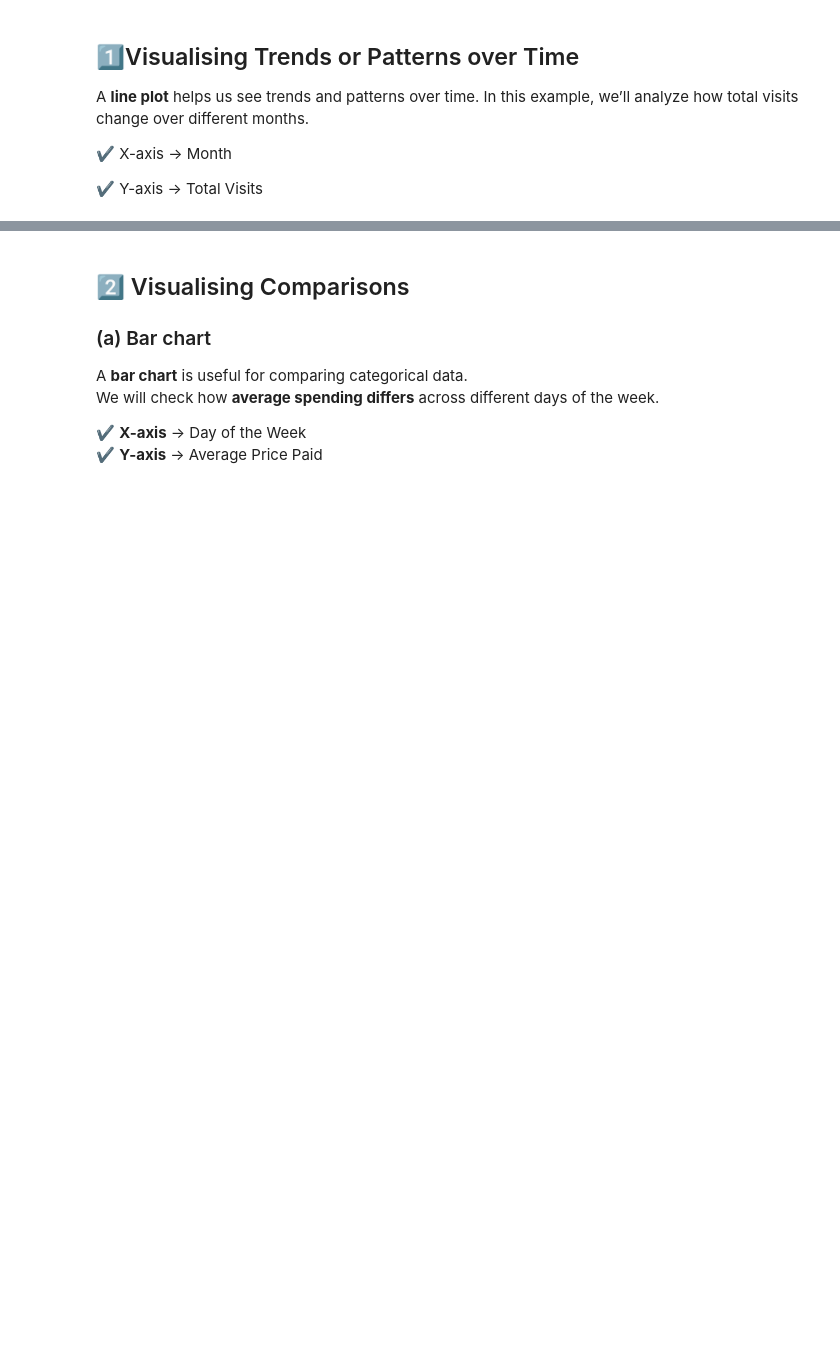
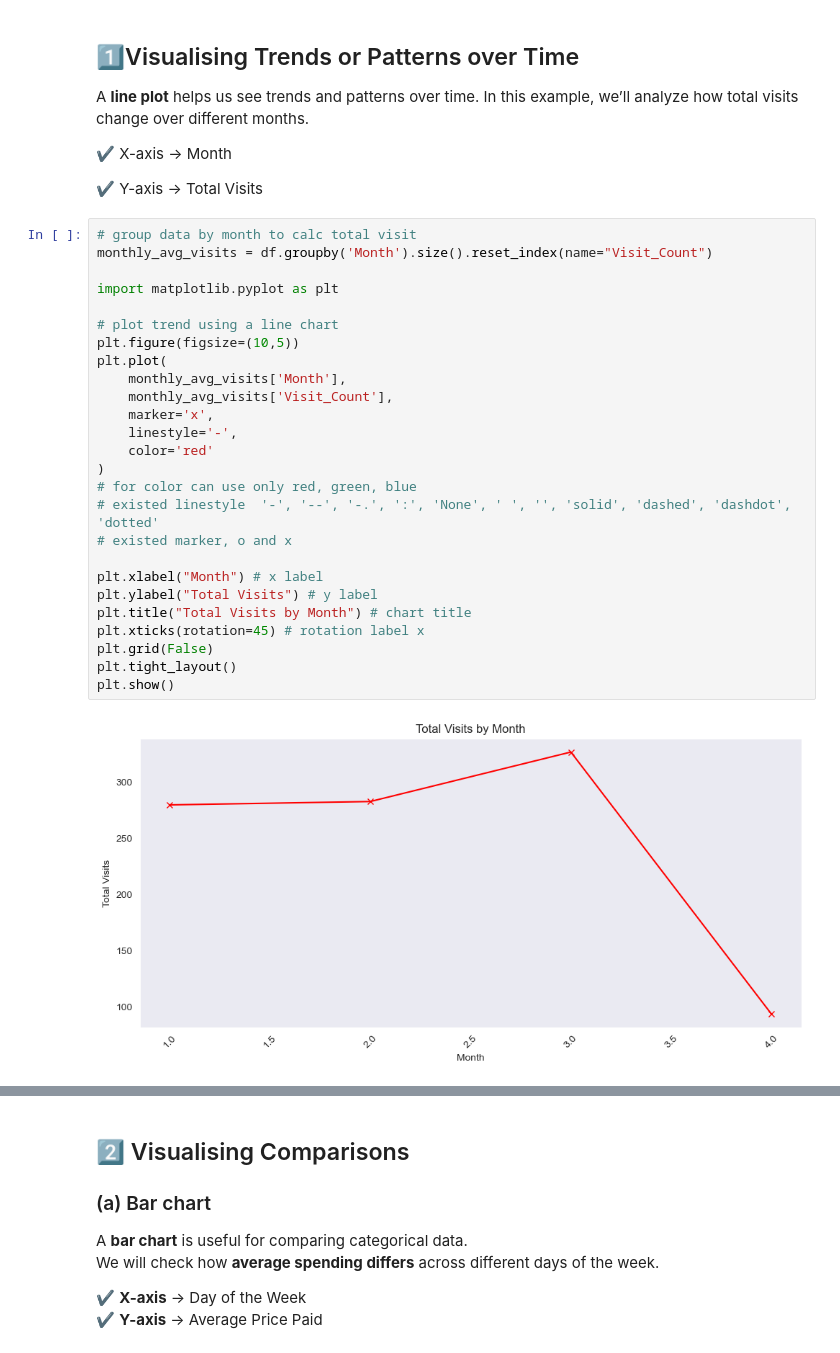
Before and after one commit to faizzmi/kyouth-data-analytics, a Jupyter notebook: Lesson 4/Lesson_4B_&_4C_Worksheet.ipynb, the cells around one changed output, grey strips where cells are left out. Saved outputs shown, nothing was run; the diff lists cells and outputs as text; blank space fills up the shorter version.

Commit message:
till bar chart

```diff
--- a/Lesson 4/Lesson_4B_&_4C_Worksheet.ipynb
+++ b/Lesson 4/Lesson_4B_&_4C_Worksheet.ipynb
@@ -229,6 +245,34 @@ In this example, we’ll analyze how total visits change over different months.
 ✔ X-axis → Month
 
 ✔ Y-axis → Total Visits
+# %%
+# group data by month to calc total visit
+monthly_avg_visits = df.groupby('Month').size().reset_index(name="Visit_Count")
+
+import matplotlib.pyplot as plt
+
+# plot trend using a line chart
+plt.figure(figsize=(10,5))
+plt.plot(
+    monthly_avg_visits['Month'],
+    monthly_avg_visits['Visit_Count'],
+    marker='x',
+    linestyle='-',
+    color='red'
+)
+# for color can use only red, green, blue
+# existed linestyle  '-', '--', '-.', ':', 'None', ' ', '', 'solid', 'dashed', 'dashdot', 'dotted'
+# existed marker, o and x
+
+plt.xlabel("Month") # x label
+plt.ylabel("Total Visits") # y label
+plt.title("Total Visits by Month") # chart title
+plt.xticks(rotation=45) # rotation label x
+plt.grid(False)
+plt.tight_layout()
+plt.show()
+# %% [output]
+[figure, added]
 # %% [markdown]
 **Reflection Question**
 - What trends do you notice in the number of visits across different months?
```
Also changed, not shown: parts of 3 cells of this notebook, 1 other file.
